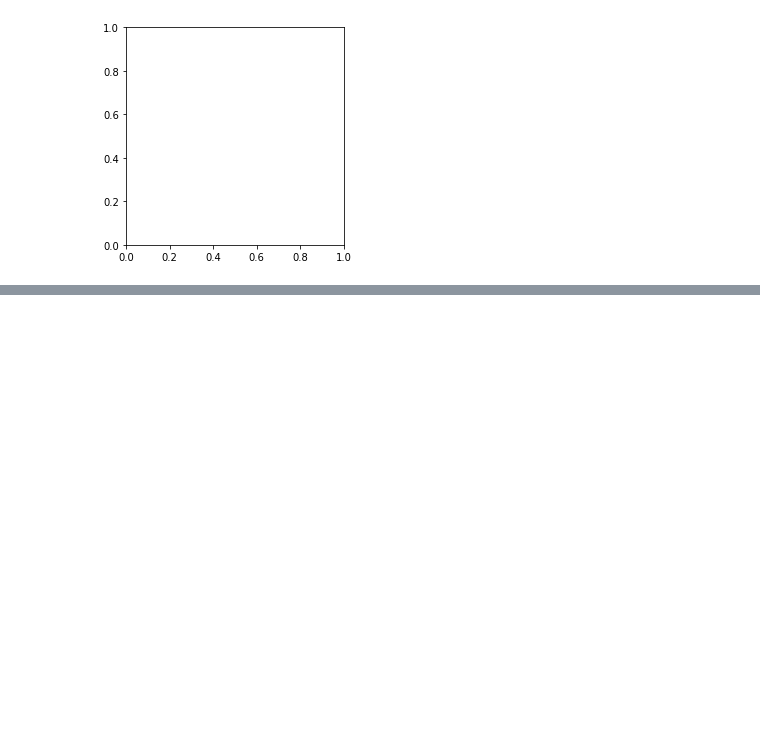
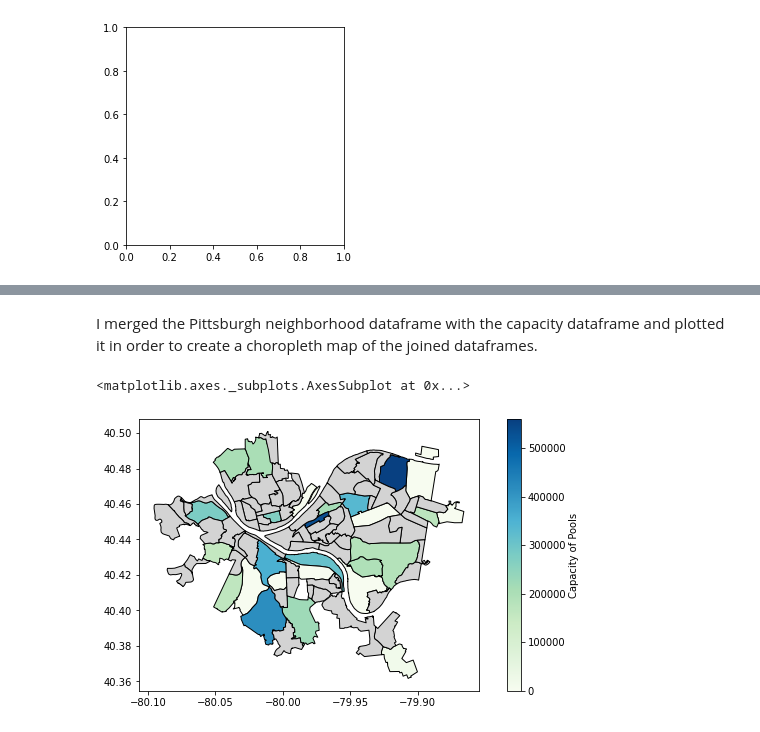
Before and after one commit to 23agowda/Final-Project, a Jupyter notebook: Final-Personal-AG.ipynb, the cells around one changed output, grey strips where cells are left out. Cells and saved outputs as stored; diff of their text form; code cells hidden in the pictures; blank space fills up the shorter version.

```diff
--- a/Final-Personal-AG.ipynb
+++ b/Final-Personal-AG.ipynb
@@ -165,0 +197,14 @@ I'm having trouble converting my csv file to shapefile so it can be used with ge
+# %% [markdown]
+I merged the Pittsburgh neighborhood dataframe with the capacity dataframe and plotted it in order to create a choropleth map of the joined dataframes.
+# %%
+capacity_map.plot(column='capacity',
+               cmap='GnBu',
+               edgecolor="black",
+               legend=True,
+               legend_kwds={'label': "Capacity of Pools"},
+               figsize=(10, 5),
+               missing_kwds={"color": "lightgrey"}
+               )
+# %% [output]
+<matplotlib.axes._subplots.AxesSubplot at 0x...>
+[figure, added]
```
Also changed, not shown: parts of 35 cells of this notebook.
